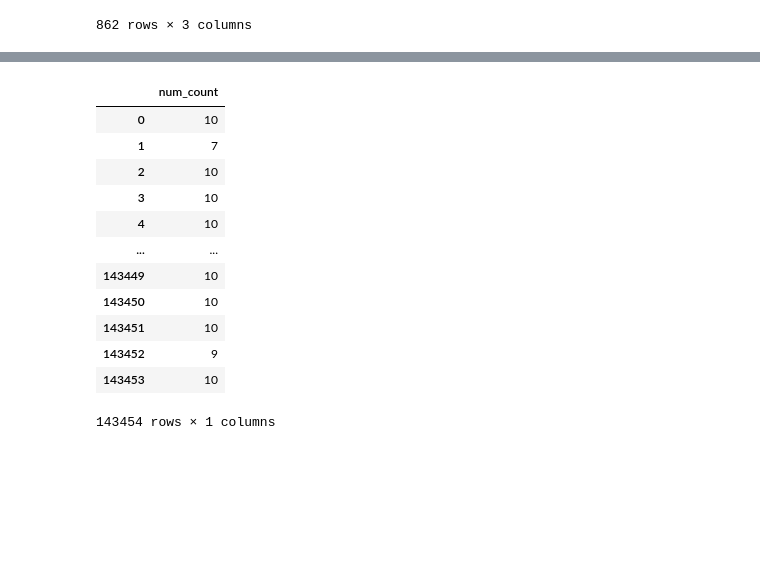
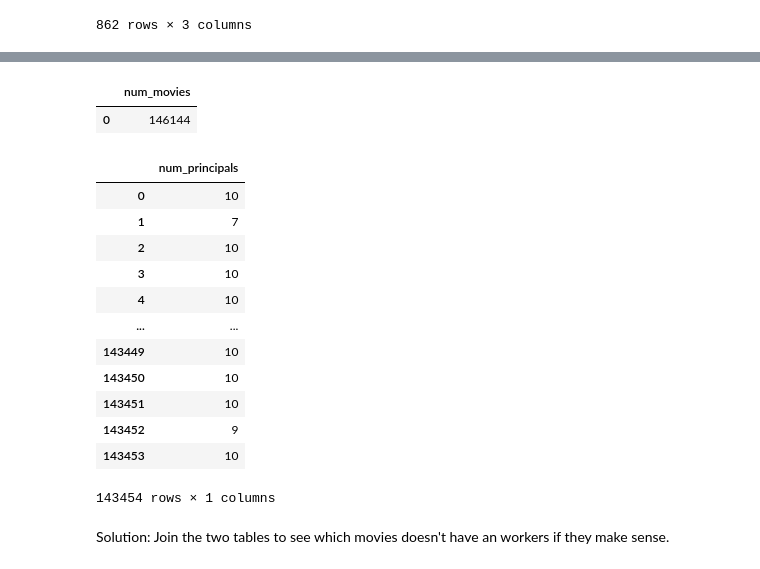
Before and after one commit to Tommyphung1/Master-Notebook-Experiments, a Jupyter notebook: main_notebook.ipynb, the cells around one changed output, grey strips where cells are left out. Cells and saved outputs as stored; diff of their text form; code cells hidden in the pictures; blank space fills up the shorter version.

Commit message:
Begin example problem and added join

```diff
--- a/main_notebook.ipynb
+++ b/main_notebook.ipynb
@@ -335,19 +442,27 @@ Problem 1: Determine the number people in each of the movies in the database.
 # %%
+## Number of movies in the table movie_basic
 display(pd.read_sql('''
-                    SELECT count(*) AS num_count
+                    SELECT count(*) AS num_movies
+                        FROM movie_basics
+                    ''', conn))
+display(pd.read_sql('''
+                    SELECT count(*) AS num_principals
                         FROM principals
-                    GROUP BY movie_id''', conn))
+                    GROUP BY movie_id
+                    ''', conn))
 # %% [output]
-|  | num_count |
-| 0 | 10 |
-| 1 | 7 |
-| 2 | 10 |
-| 3 | 10 |
-| 4 | 10 |
-| ... | ... |
-| 143449 | 10 |
-| 143450 | 10 |
-| 143451 | 10 |
-| 143452 | 9 |
-| 143453 | 10 |
+|  | num_movies |
+| 0 | 146144 |
+|  | num_principals |
+| 0 | 10 |
+| 1 | 7 |
+| 2 | 10 |
+| 3 | 10 |
+| 4 | 10 |
+| ... | ... |
+| 143449 | 10 |
+| 143450 | 10 |
+| 143451 | 10 |
+| 143452 | 9 |
+| 143453 | 10 |
 143454 rows × 1 columns
@@ -355,0 +469,2 @@ conn.close()
+# %% [markdown]
+Solution: Join the two tables to see which movies doesn't have an workers if they make sense.
```
Also changed, not shown: parts of 16 cells of this notebook.
